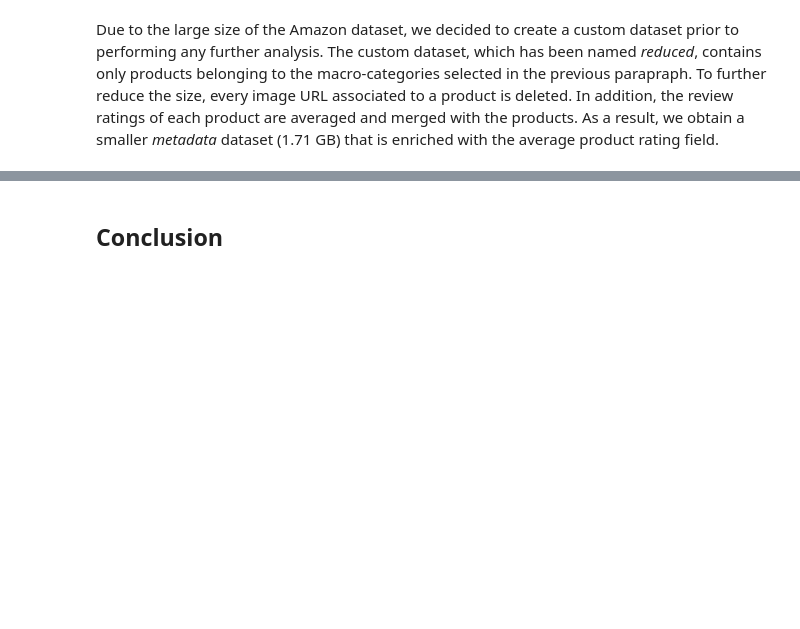
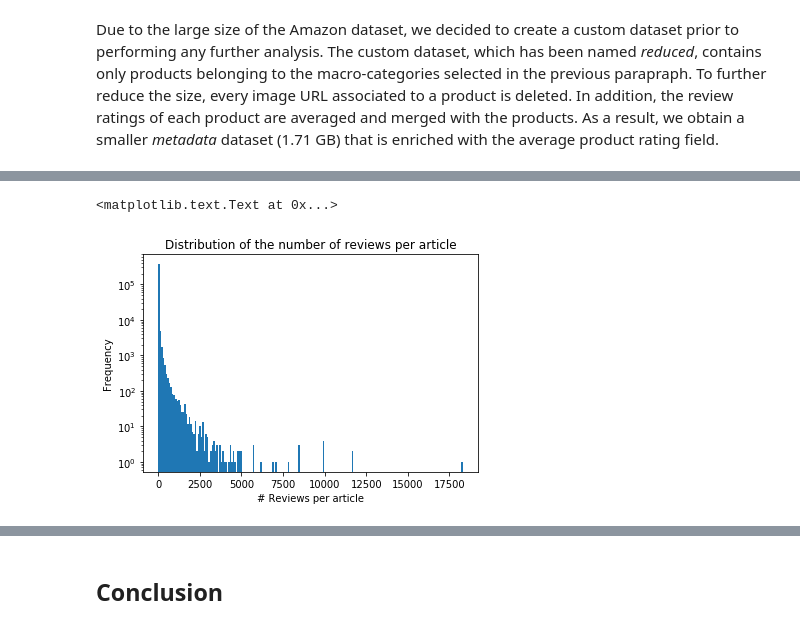
Before and after one commit to tarmeens/ada-homework, a Jupyter notebook: project/Milestone2.ipynb, the cells around one changed output, grey strips where cells are left out. Saved outputs shown, nothing was run; the diff lists cells and outputs as text; code cells hidden in the pictures; blank space fills up the shorter version.

```diff
--- a/project/Milestone2.ipynb
+++ b/project/Milestone2.ipynb
@@ -332,0 +360,6 @@ According to the graphs above, we discuss the following outcomes on the analysis
+# %%
+df['num_reviews'].plot.hist(bins=200, log=True, title='Distribution of the number of reviews per article')
+plt.xlabel('# Reviews per article')
+# %% [output]
+<matplotlib.text.Text at 0x...>
+[figure, added]
```
Also changed, not shown: parts of 58 cells of this notebook.
